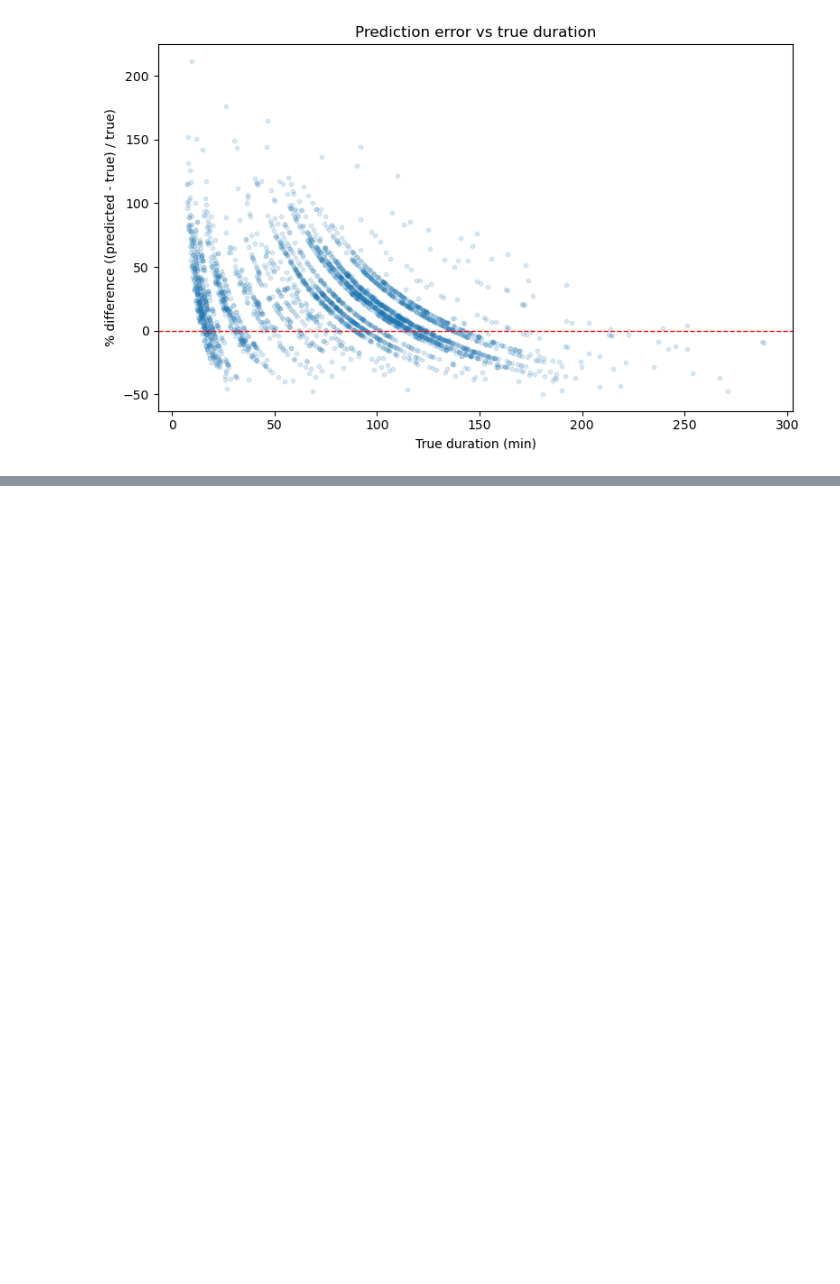
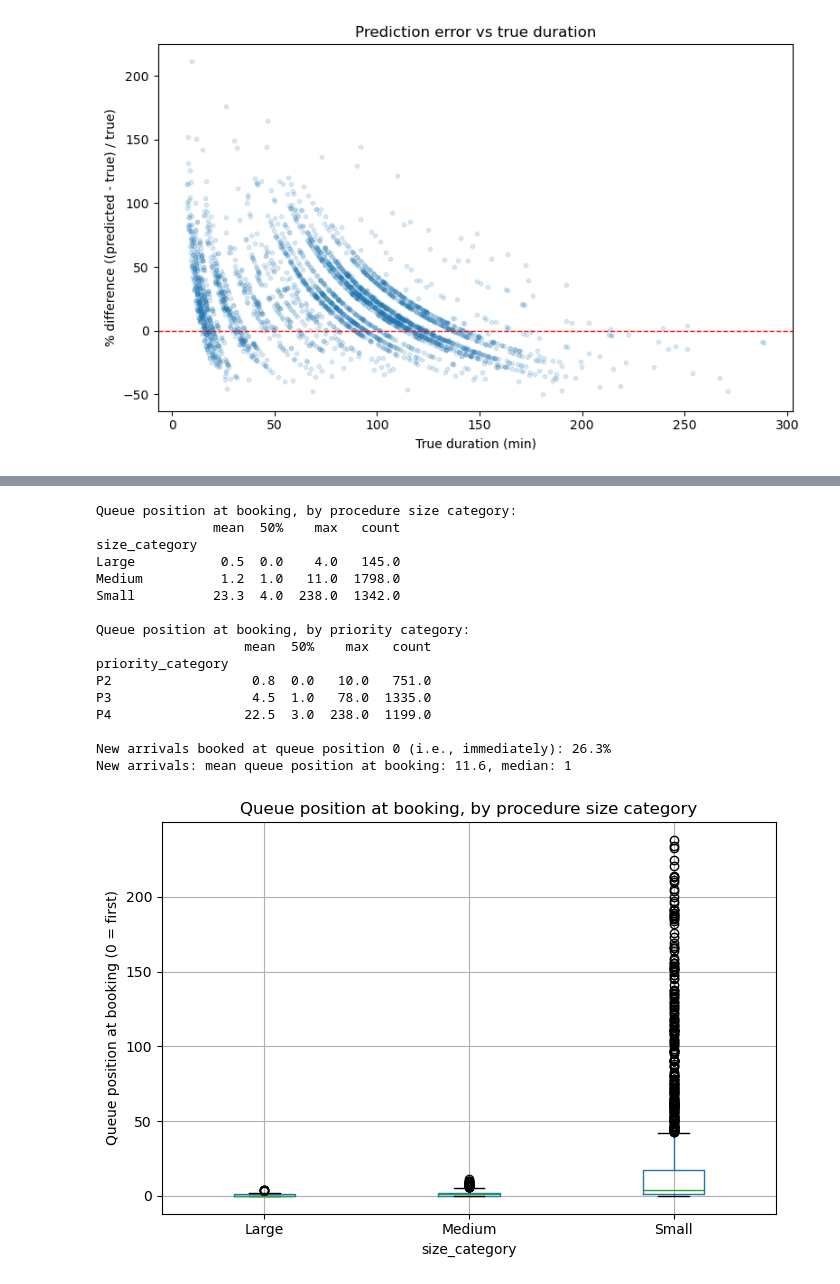
Before and after one commit to peterjohnston1357/Masters_project, a Jupyter notebook: notebooks/condition_comparison_analysis.ipynb, the cells around one changed output, grey strips where cells are left out. Drawn from its saved outputs; the diff is of its cells as text; code cells hidden in the pictures; blank space fills up the shorter version.

```diff
--- a/notebooks/condition_comparison_analysis.ipynb
+++ b/notebooks/condition_comparison_analysis.ipynb
@@ -416,0 +508,42 @@ plt.show()
+# %%
+booking_order = pd.read_csv("data/generated/booking_order_diagnostic.csv")
+
+print("Queue position at booking, by procedure size category:")
+print(booking_order.groupby("size_category")["queue_index"].describe()[["mean", "50%", "max", "count"]].round(1))
+print()
+print("Queue position at booking, by priority category:")
+print(booking_order.groupby("priority_category")["queue_index"].describe()[["mean", "50%", "max", "count"]].round(1))
+print()
+
+new_arrivals_diag = booking_order[booking_order["arrival_week"] > 0]
+pct_immediate = 100 * (new_arrivals_diag["queue_index"] == 0).mean()
+print(f"New arrivals booked at queue position 0 (i.e., immediately): {pct_immediate:.1f}%")
+print(f"New arrivals: mean queue position at booking: {new_arrivals_diag['queue_index'].mean():.1f}, "
+      f"median: {new_arrivals_diag['queue_index'].median():.0f}")
+
+fig, ax = plt.subplots(figsize=(7, 5))
+booking_order.boxplot(column="queue_index", by="size_category", ax=ax)
+ax.set_ylabel("Queue position at booking (0 = first)")
+ax.set_title("Queue position at booking, by procedure size category")
+plt.suptitle("")
+fig.tight_layout()
+fig.savefig("notebooks/figures/booking_order_by_size.png", dpi=150, bbox_inches="tight")
+plt.show()
+# %% [output]
+Queue position at booking, by procedure size category:
+               mean  50%    max   count
+size_category
+Large           0.5  0.0    4.0   145.0
+Medium          1.2  1.0   11.0  1798.0
+Small          23.3  4.0  238.0  1342.0
+
+Queue position at booking, by priority category:
+                   mean  50%    max   count
+priority_category
+P2                  0.8  0.0   10.0   751.0
+P3                  4.5  1.0   78.0  1335.0
+P4                 22.5  3.0  238.0  1199.0
+
+New arrivals booked at queue position 0 (i.e., immediately): 26.3%
+New arrivals: mean queue position at booking: 11.6, median: 1
+[figure, added]
```
Also changed, not shown: parts of 5 cells of this notebook, 8 other files.
